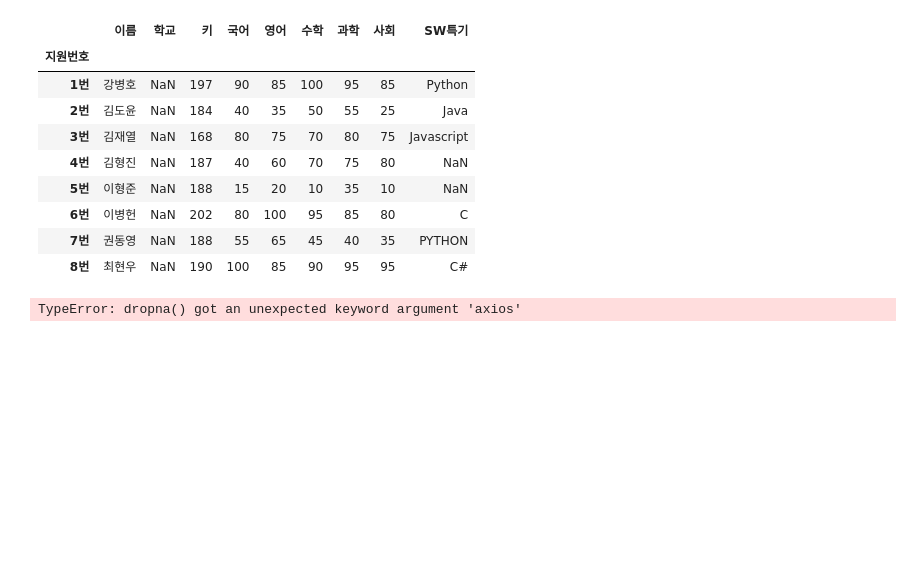
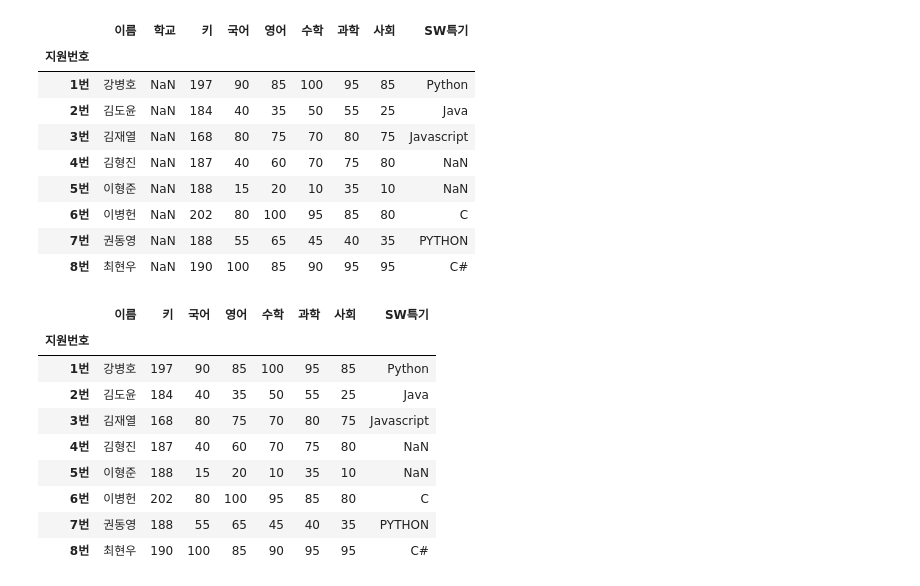
Before and after one commit to so3659/To-Be-Developers, a Jupyter notebook: Pandas/10. 결측치.ipynb, the cells around one changed output. Cells and saved outputs as stored; diff of their text form; code cells hidden in the pictures; blank space fills up the shorter version.

```diff
--- a/Pandas/10. 결측치.ipynb
+++ b/Pandas/10. 결측치.ipynb
@@ -212,6 +212,15 @@ df
 | 7번 | 권동영 | NaN | 188 | 55 | 65 | 45 | 40 | 35 | PYTHON |
 | 8번 | 최현우 | NaN | 190 | 100 | 85 | 90 | 95 | 95 | C# |
 # %%
-df.dropna(axios = 'columns', how = 'all') # 데이터 전체가 NaN인 Columns 만 삭제
+df.dropna(axis = 'columns', how = 'all') # 데이터 전체가 NaN인 Columns 만 삭제
 # %% [output]
-TypeError: dropna() got an unexpected keyword argument 'axios'
+|  | 이름 | 키 | 국어 | 영어 | 수학 | 과학 | 사회 | SW특기 |
+| 지원번호 |  |  |  |  |  |  |  |  |
+| 1번 | 강병호 | 197 | 90 | 85 | 100 | 95 | 85 | Python |
+| 2번 | 김도윤 | 184 | 40 | 35 | 50 | 55 | 25 | Java |
+| 3번 | 김재열 | 168 | 80 | 75 | 70 | 80 | 75 | Javascript |
+| 4번 | 김형진 | 187 | 40 | 60 | 70 | 75 | 80 | NaN |
+| 5번 | 이형준 | 188 | 15 | 20 | 10 | 35 | 10 | NaN |
+| 6번 | 이병헌 | 202 | 80 | 100 | 95 | 85 | 80 | C |
+| 7번 | 권동영 | 188 | 55 | 65 | 45 | 40 | 35 | PYTHON |
+| 8번 | 최현우 | 190 | 100 | 85 | 90 | 95 | 95 | C# |
```
